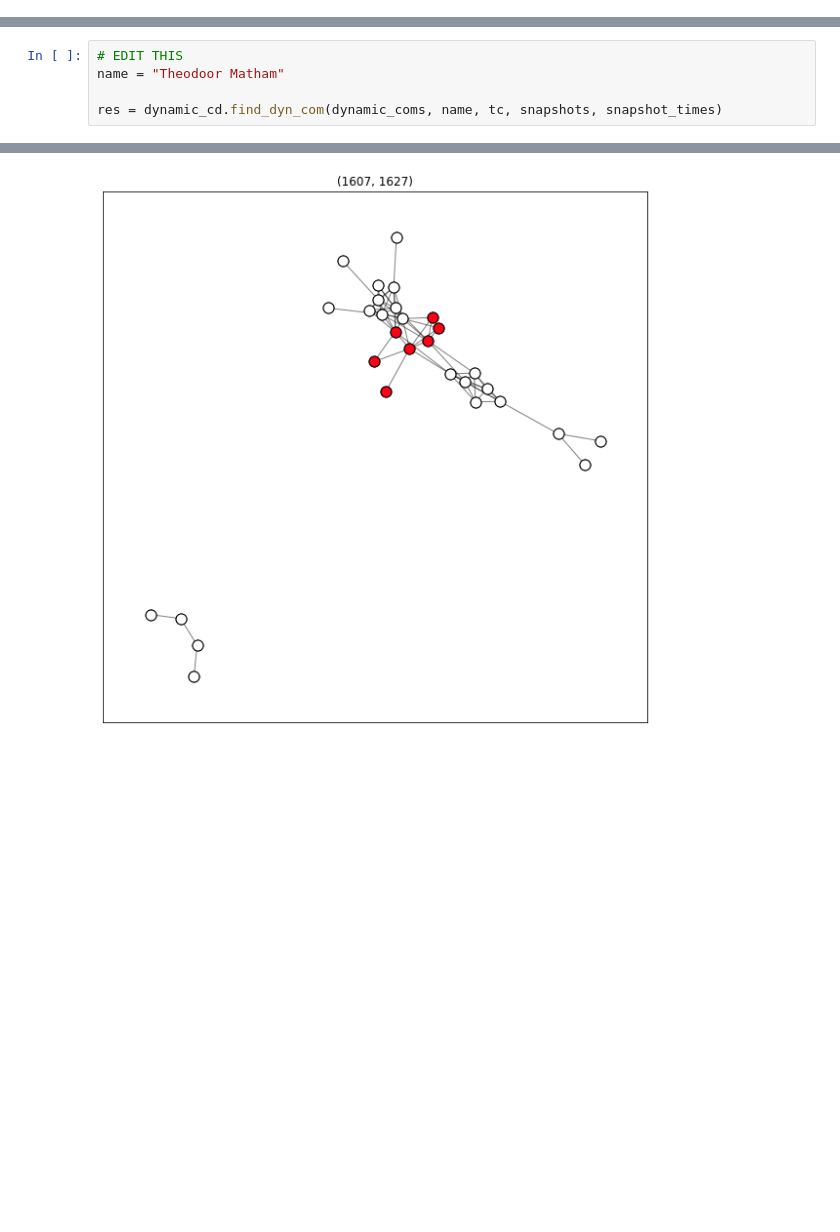
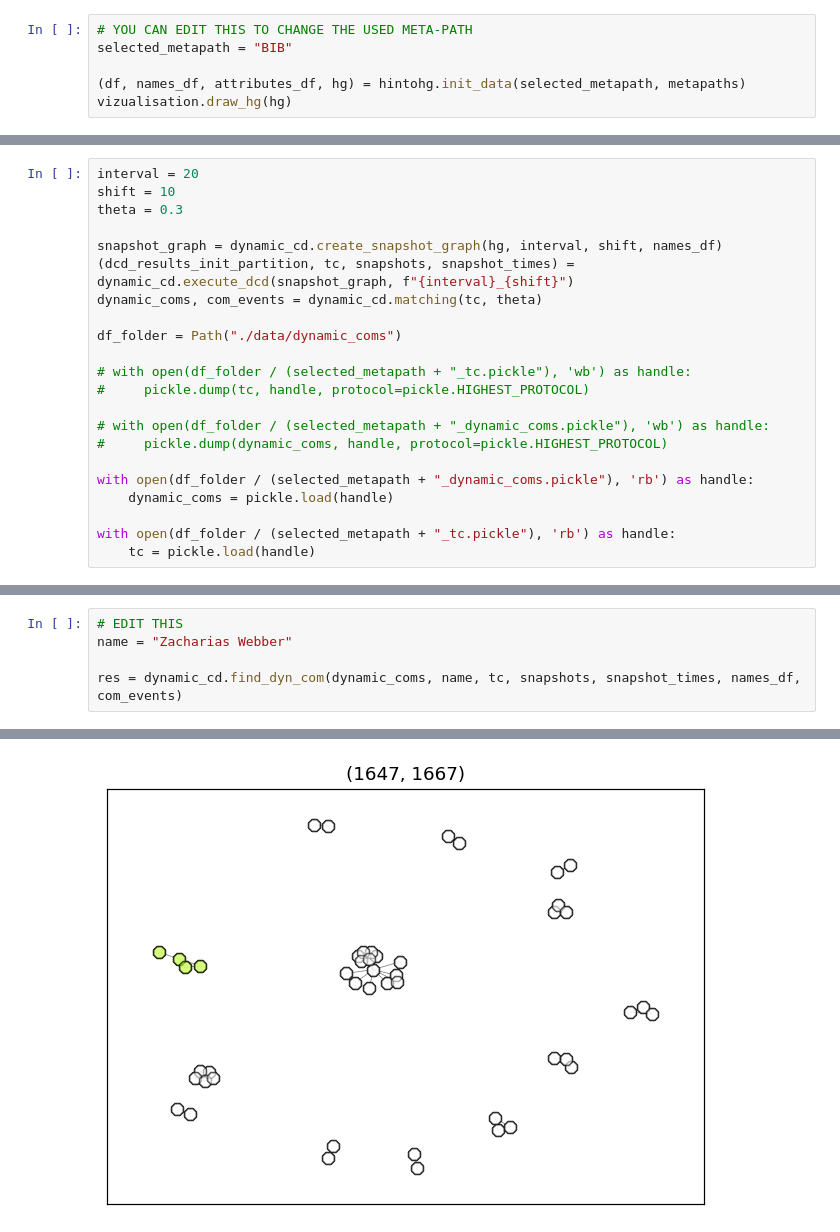
Before and after one commit to ImanHashemi/ga_cd, a Jupyter notebook: dynamic_cd.ipynb, the cells around one changed output, grey strips where cells are left out. Saved outputs shown, nothing was run; the diff lists cells and outputs as text; blank space fills up the shorter version.

```diff
--- a/dynamic_cd.ipynb
+++ b/dynamic_cd.ipynb
@@ -195,0 +114,6 @@ MERGING [43, 58]
+# %%
+# YOU CAN EDIT THIS TO CHANGE THE USED META-PATH
+selected_metapath = "BIB"
+
+(df, names_df, attributes_df, hg) = hintohg.init_data(selected_metapath, metapaths)
+vizualisation.draw_hg(hg)
@@ -195,0 +126,22 @@ MERGING [43, 58]
+# %%
+interval = 20
+shift = 10
+theta = 0.3
+
+snapshot_graph = dynamic_cd.create_snapshot_graph(hg, interval, shift, names_df)
+(dcd_results_init_partition, tc, snapshots, snapshot_times) = dynamic_cd.execute_dcd(snapshot_graph, f"{interval}_{shift}")
+dynamic_coms, com_events = dynamic_cd.matching(tc, theta)
+
+df_folder = Path("./data/dynamic_coms")
+
+# with open(df_folder / (selected_metapath + "_tc.pickle"), 'wb') as handle:
+#     pickle.dump(tc, handle, protocol=pickle.HIGHEST_PROTOCOL)
+
+# with open(df_folder / (selected_metapath + "_dynamic_coms.pickle"), 'wb') as handle:
+#     pickle.dump(dynamic_coms, handle, protocol=pickle.HIGHEST_PROTOCOL)
+
+with open(df_folder / (selected_metapath + "_dynamic_coms.pickle"), 'rb') as handle:
+    dynamic_coms = pickle.load(handle)
+
+with open(df_folder / (selected_metapath + "_tc.pickle"), 'rb') as handle:
+    tc = pickle.load(handle)
@@ -196,6 +162,6 @@ MERGING [43, 58]
 # %%
 # EDIT THIS
-name = "Theodoor Matham"
+name = "Zacharias Webber"
 
-res = dynamic_cd.find_dyn_com(dynamic_coms, name, tc, snapshots, snapshot_times)
+res = dynamic_cd.find_dyn_com(dynamic_coms, name, tc, snapshots, snapshot_times, names_df, com_events)
 # %% [output]
@@ -212 +173 @@ INTERVAL (1607, 1627)
-[figure, old version]
+[figure, new version]
```
Also changed, not shown: parts of 23 cells of this notebook, 3 other files.
